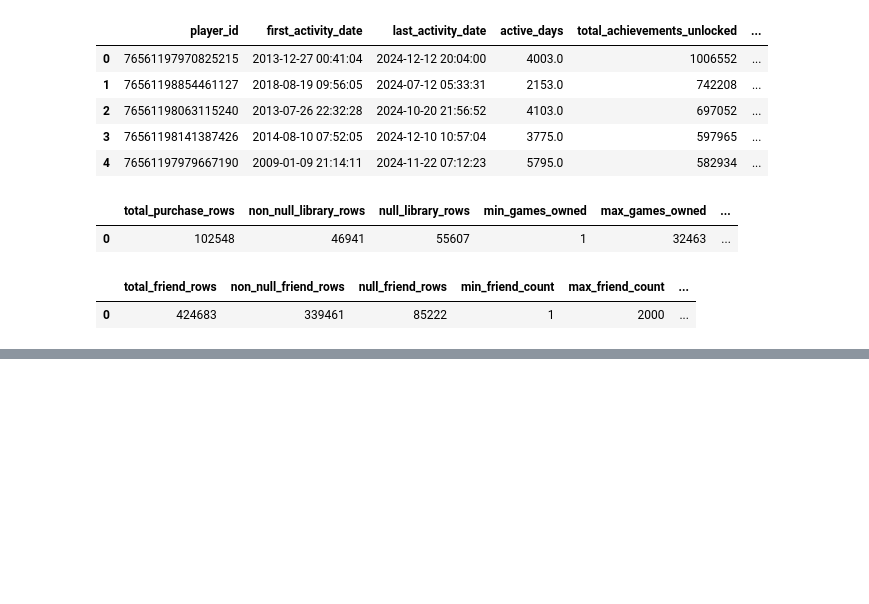
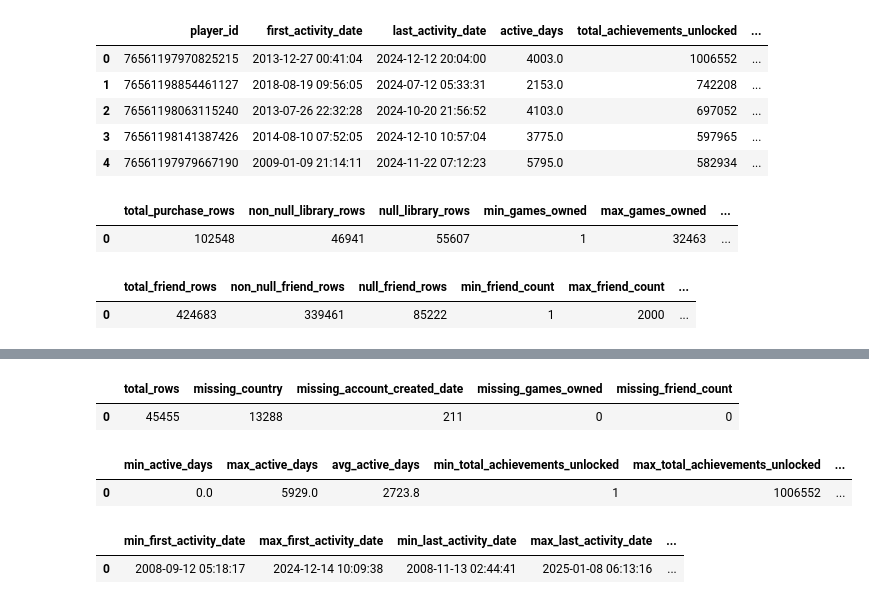
Before and after one commit to Spinny149/steam-engagement-analysis, a Jupyter notebook: notebooks/03_analytical_dataset_design.ipynb, the cells around one changed output, grey strips where cells are left out. Drawn from its saved outputs; the diff is of its cells as text; code cells hidden in the pictures; blank space fills up the shorter version.

Commit message:
Creation a validated player-level materialized view with one row per player, combining activity history, achievement behavior, game ownership, social connections, metadata, and a churn flag.

```diff
--- a/notebooks/03_analytical_dataset_design.ipynb
+++ b/notebooks/03_analytical_dataset_design.ipynb
@@ -405,0 +593,17 @@ friends_cardinality.to_csv(
+# %%
+query = """
+SELECT
+    COUNT(*) AS total_rows,
+    SUM(CASE WHEN country IS NULL THEN 1 ELSE 0 END) AS missing_country,
+    SUM(CASE WHEN account_created_date IS NULL THEN 1 ELSE 0 END) AS missing_account_created_date,
+    SUM(CASE WHEN games_owned IS NULL THEN 1 ELSE 0 END) AS missing_games_owned,
+    SUM(CASE WHEN friend_count IS NULL THEN 1 ELSE 0 END) AS missing_friend_count
+FROM steam.player_engagement_base;
+"""
+
+missing_values = pd.read_sql(query, engine)
+
+missing_values.head()
+# %% [output]
+|  | total_rows | missing_country | missing_account_created_date | missing_games_owned | missing_friend_count |
+| 0 | 45455 | 13288 | 211 | 0 | 0 |
@@ -405,0 +615,31 @@ friends_cardinality.to_csv(
+# %%
+query = """
+SELECT
+    MIN(active_days) AS min_active_days,
+    MAX(active_days) AS max_active_days,
+    ROUND(AVG(active_days)::numeric, 2) AS avg_active_days,
+
+    MIN(total_achievements_unlocked) AS min_total_achievements_unlocked,
+    MAX(total_achievements_unlocked) AS max_total_achievements_unlocked,
+    ROUND(AVG(total_achievements_unlocked)::numeric, 2) AS avg_total_achievements_unlocked,
+
+    MIN(games_with_activity) AS min_games_with_activity,
+    MAX(games_with_activity) AS max_games_with_activity,
+    ROUND(AVG(games_with_activity)::numeric, 2) AS avg_games_with_activity,
+
+    MIN(games_owned) AS min_games_owned,
+    MAX(games_owned) AS max_games_owned,
+    ROUND(AVG(games_owned)::numeric, 2) AS avg_games_owned,
+
+    MIN(friend_count) AS min_friend_count,
+    MAX(friend_count) AS max_friend_count,
+    ROUND(AVG(friend_count)::numeric, 2) AS avg_friend_count
+FROM steam.player_engagement_base;
+"""
+
+numeric_ranges = pd.read_sql(query, engine)
+
+numeric_ranges.head()
+# %% [output]
+|  | min_active_days | max_active_days | avg_active_days | min_total_achievements_unlocked | max_total_achievements_unlocked | ... |
+| 0 | 0.0 | 5929.0 | 2723.8 | 1 | 1006552 | ... |
@@ -405,0 +651,20 @@ friends_cardinality.to_csv(
+# %%
+query = """
+SELECT
+    MIN(first_activity_date) AS min_first_activity_date,
+    MAX(first_activity_date) AS max_first_activity_date,
+    MIN(last_activity_date) AS min_last_activity_date,
+    MAX(last_activity_date) AS max_last_activity_date,
+    MIN(account_created_date) AS min_account_created_date,
+    MAX(account_created_date) AS max_account_created_date,
+    MIN(dataset_end_date) AS dataset_end_date,
+    MIN(churn_cutoff_date) AS churn_cutoff_date
+FROM steam.player_engagement_base;
+"""
+
+activity_days = pd.read_sql(query, engine)
+
+activity_days.head()
+# %% [output]
+|  | min_first_activity_date | max_first_activity_date | min_last_activity_date | max_last_activity_date | ... |
+| 0 | 2008-09-12 05:18:17 | 2024-12-14 10:09:38 | 2008-11-13 02:44:41 | 2025-01-08 06:13:16 | ... |
```
Also changed, not shown: parts of 12 cells of this notebook.
